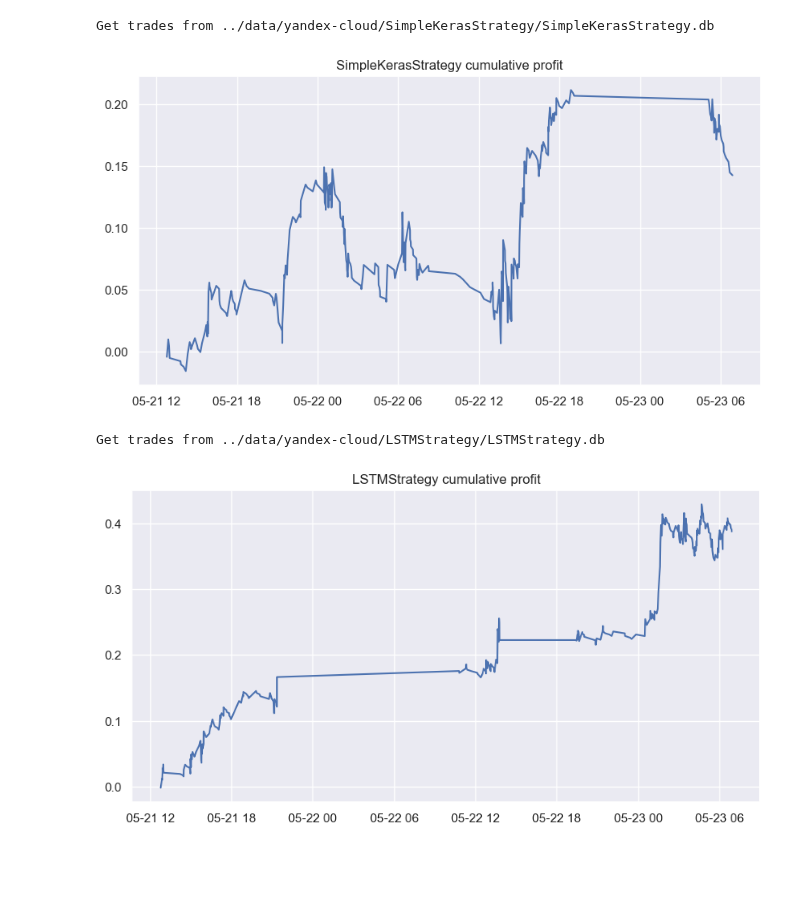
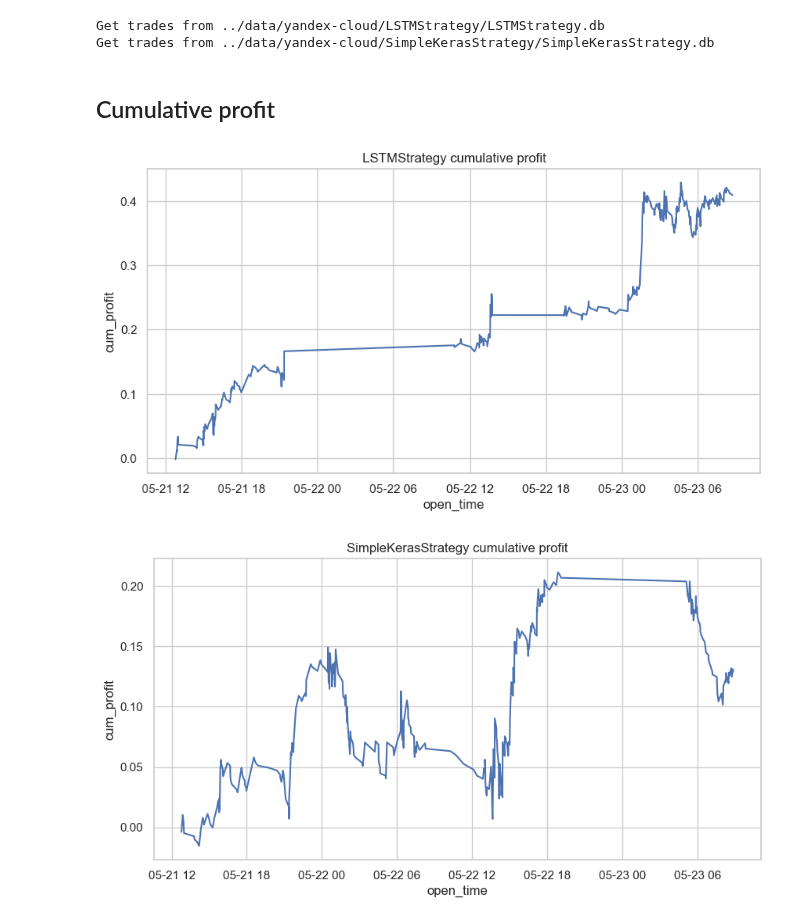
Before and after one commit to DmitryPukhov/pytrade2, a Jupyter notebook: analysis/Compare strategies.ipynb, the cells around one changed output. Cells and saved outputs as stored; diff of their text form; code cells hidden in the pictures; blank space fills up the shorter version.

Commit message:
Compare strategies notebook updated with trade counts, profits

```diff
--- a/analysis/Compare strategies.ipynb
+++ b/analysis/Compare strategies.ipynb
@@ -13,9 +16,8 @@ pd.set_option('max_colwidth', None)
 # %%
 import os
-strategies=["SimpleKerasStrategy", "LSTMStrategy"]
+strategies=["LSTMStrategy", "SimpleKerasStrategy"]
 os.system("cd ./../deploy/yandex_cloud; ./download_data.sh")
-data_dir=f"../data/yandex-cloud"
-print(f"Download completed. Local data dir: {data_dir}")
+print(f"Download completed.")
 # %% [output]
 Downloading bots data from 51.250.12.103 to /home/dima/projects/biml/deploy/yandex_cloud/../../data/yandex-cloud
 rsync -v -r yc-user@51.250.12.103:/home/yc-user/biml/data/ /home/dima/projects/biml/deploy/yandex_cloud/../../data/yandex-cloud
@@ -48,9 +50,12 @@ rsync warning: some files vanished before they could be transferred (code 24) at
 # %%
 import pandas as pd
 import numpy as np
+import sqlite3
 
-def get_trades(data_dir: str, strategy: str):
-    import sqlite3
+def get_trades(strategy: str):
+    """ Read strategy trades from related sqlite3 database"""
+    data_dir=f"../data/yandex-cloud"
+
     db_path=f"{data_dir}/{strategy}/{strategy}.db"
     print(f"Get trades from {db_path}")
 
@@ -64,6 +69,14 @@ def get_trades(data_dir: str, strategy: str):
     trades["cum_profit"] = trades["profit"].cumsum()
 
     return trades
+
+# Main data structure: strategy -> trades dictionary
+strategies_trades = dict([(strategy, get_trades(strategy)) for strategy in strategies])
+# %% [output]
+Get trades from ../data/yandex-cloud/LSTMStrategy/LSTMStrategy.db
+Get trades from ../data/yandex-cloud/SimpleKerasStrategy/SimpleKerasStrategy.db
+# %% [markdown]
+## Cumulative profit
 # %%
 import matplotlib.pyplot as plt
 import plotly.express as px
@@ -77,30 +90,32 @@ from plotly.subplots import make_subplots
 pio.renderers.default = "plotly_mimetype+notebook"
 import plotly.graph_objects as go
 
-
+# Align the plot width
 plot_figsize=(10,5)
 
 
 def plot_profit_plotly(strategy, trades):
-    """ Plot profit charts using plotly"""
+    """ Plot strategy profit using plotly"""
     px.line(trades, x="open_time", y="profit", title=f"{strategy} profit").update_traces(mode='lines+markers').show()
 
 def plot_cum_profit_plotly(strategy, trades):
+    """ Plot strategy um profit using plotly"""
     px.line(trades, x="open_time", y="cum_profit", title=f"{strategy} cumulative profit").update_traces(mode='lines+markers').show()
 
 def plot_profits_plotly(strategy, trades):
+    """ Plot strategy profit and cum profit using plotly"""
     plot_profit_plotly(strategy, trades)
     plot_cum_profit_plotly(strategy, trades)
 
 def plot_profit_sns(strategy, trades):
-    """ Plot profit charts using sns"""
+    """ Plot strategy profit using sns"""
     plt.figure(figsize=plot_figsize)
     sns.set_style("darkgrid")
     sns.lineplot(data=trades, x="open_time", y="profit").set_title(f"{strategy} profit")
     plt.show()
 
 def plot_cum_profit_sns(strategy, trades):
-
+    """ Plot strategy cum profit using sns"""
     #sns.set_palette("deep")
     sns.set_style("whitegrid")
     plt.figure(figsize=plot_figsize)
@@ -108,7 +123,7 @@ def plot_cum_profit_sns(strategy, trades):
     plt.show()
 
 def plot_cum_filtered_profit_sns(strategy, trades):
-
+    """ Plot strategy profit without outliers using sns"""
     # Cumulative profit w/o outliers
     profit=trades[["open_time","profit"]].set_index("open_time")
     q_low = profit["profit"].quantile(0.1)
@@ -121,45 +136,45 @@ def plot_cum_filtered_profit_sns(strategy, trades):
     plt.show()
 
 def plot_profits_sns(strategy, trades):
+    """ Plot strategy profit and cum profit using plotly"""
     plot_profit_sns(strategy, trades)
     plot_cum_profit_sns(strategy, trades)
     plot_cum_filtered_profit_sns(strategy, trades)
 
 
 def plot_profit_plt(strategy, trades):
     """ Plot profits using matplotlib """
     plt.figure(figsize=(10,5))
     sns.set_style("whitegrid")
     plt.plot("open_time", "profit", data=trades)
     plt.title(f"{strategy} profit")
     plt.show()
 
 def plot_cum_profit_plt(strategy, trades):
+    """ Plot strategy cum profit using matplotlib"""
 
     sns.set_style("darkgrid")
     plt.figure(figsize=(10,5))
     plt.plot("open_time", "cum_profit", data=trades)
     plt.title(f"{strategy} cumulative profit")
     plt.show()
 
 def plot_profits_plt(strategy, trades):
+    """ Plot strategy profit and cum profit using matplotlib"""
     plot_profit_plt(strategy, trades)
     plot_cum_profit_plt(strategy, trades)
 
 
-def plot_strategies_profits(plot_func):
+def plot_strategies_profits(plot_func, strategies_trades):
+    """ Plot all strategies profit using given func"""
+
     for strategy in strategies:
-        trades=get_trades(data_dir, strategy)
+        trades=strategies_trades[strategy]
         plot_func(strategy, trades)
         #plot_cum_profit_plt(strategy, trades)
 
-#plot_profits_plotly(strategy, trades)
-#plot_profits_sns(strategy, trades)
-#plot_profits_plt(strategy, trades)
-
-plot_strategies_profits(plot_cum_profit_plt)
+# Plot cumulative profit for each strategy
+plot_strategies_profits(plot_cum_profit_sns, strategies_trades)
 # %% [output]
-Get trades from ../data/yandex-cloud/SimpleKerasStrategy/SimpleKerasStrategy.db
-[figure, old version]
+[figure, new version]
-Get trades from ../data/yandex-cloud/LSTMStrategy/LSTMStrategy.db
-[figure, old version]
+[figure, new version]
```
Also changed, not shown: parts of 16 cells of this notebook.
